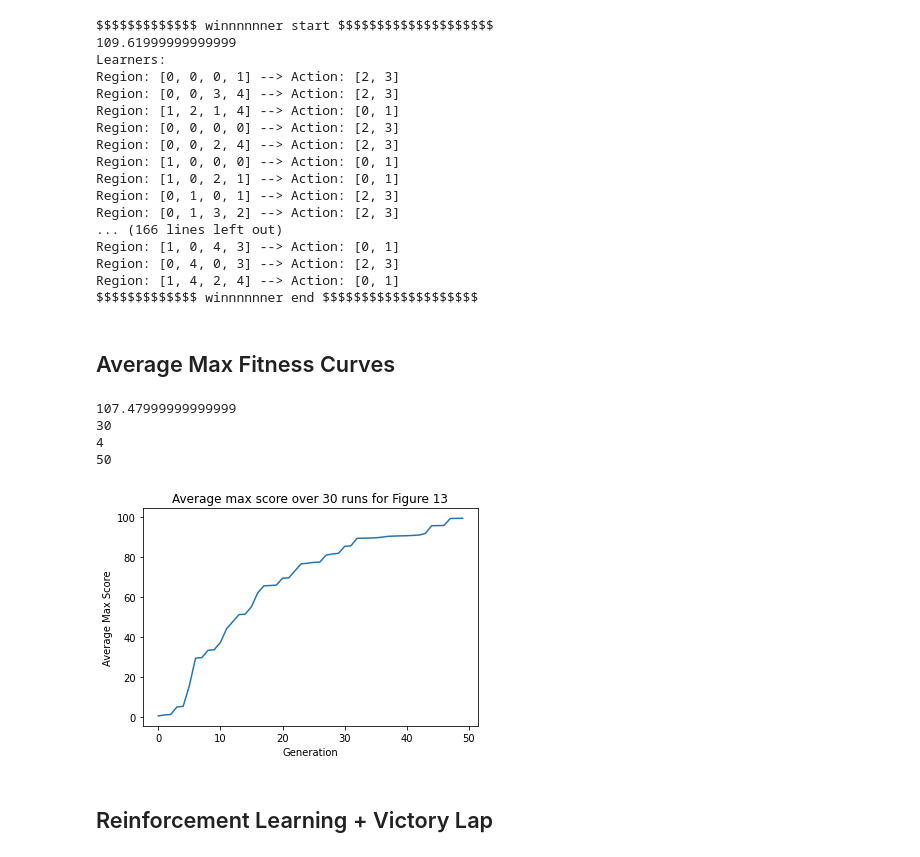
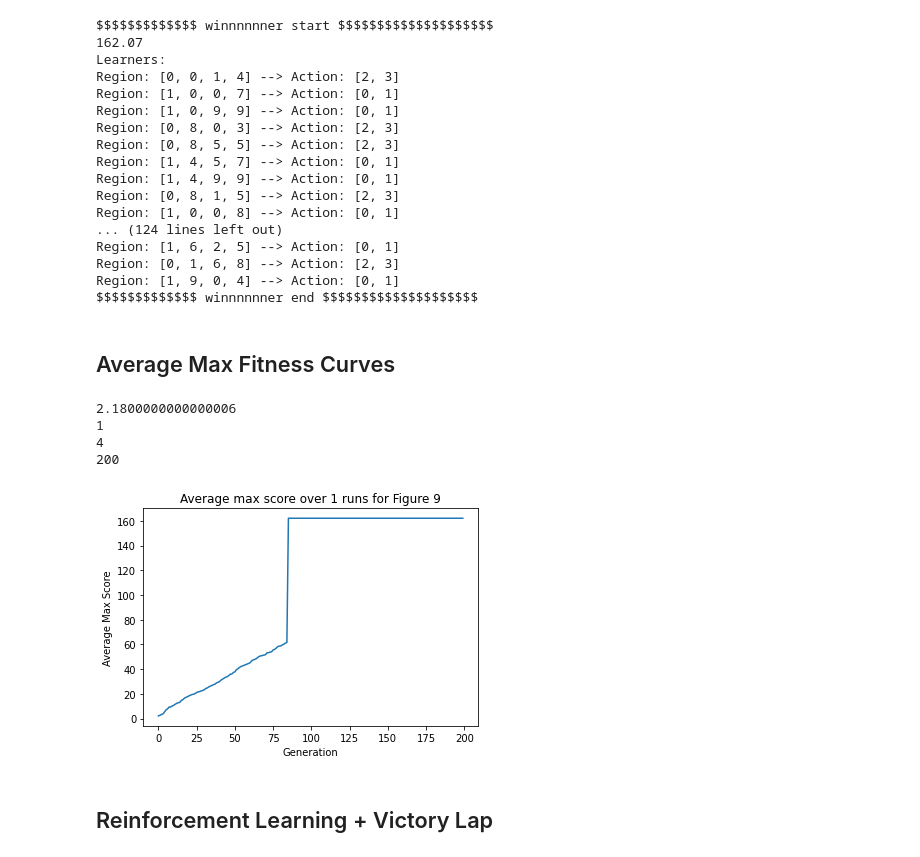
Before and after one commit to noahsealy/qptg, a Jupyter notebook: team-search-competition.ipynb, the cells around one changed output. Cells and saved outputs as stored; diff of their text form; code cells hidden in the pictures.

```diff
--- a/team-search-competition.ipynb
+++ b/team-search-competition.ipynb
@@ -14,25 +14,26 @@ import copy
 import matplotlib.pyplot as plt
 # %%
 # env params
-memorySize = 20
+memorySize = 40
 legalMove = 0.1
 illegalMove = -0.01
-outOfBounds = -0.01
+outOfBounds = 0.0
 memoryRepeat = -0.01
+# memoryRepeat = 0.0
 goalReached = 100
 
-envName = 'Figure 13'
-env = Figure13(5, 5, (2, 4), (0, 0), memorySize, legalMove, illegalMove, outOfBounds, memoryRepeat, goalReached)
+# envName = 'Figure 13'
+# env = Figure13(5, 5, (2, 4), (0, 0), memorySize, legalMove, illegalMove, outOfBounds, memoryRepeat, goalReached)
 # envName = 'Figure 13 Hole in Wall'
 # env = Figure13HoleInWall(5, 5, (2, 4), (0, 0), memorySize, legalMove, illegalMove, outOfBounds, memoryRepeat, goalReached)
 # envName = 'Figure 12'
 # env = Figure12(5, 5, (4, 4), (0, 0), memorySize, legalMove, illegalMove, outOfBounds, memoryRepeat, goalReached)
-# envName = 'Figure 9'
-# env = Figure9(10, 10, (4, 9), (0, 3), memorySize, legalMove, illegalMove, outOfBounds, memoryRepeat, goalReached)
+envName = 'Figure 9'
+env = Figure9(10, 10, (4, 9), (0, 3), memorySize, legalMove, illegalMove, outOfBounds, memoryRepeat, goalReached)
 # %%
-numGens = 50
-maxTeamPool = 5
-runs = 30
+numGens = 200
+maxTeamPool = 1
+runs = 1
 # init search manager and starting teams
 
 # searchManager = SearchManager(maxTeamPool)
@@ -98,7 +99,7 @@ for run in range(runs):
                 # make offspring from parent, then let that offspring make a new rule
                 child = copy.deepcopy(parent)
                 child.id = uuid.uuid4()
-                win = child.search(env)
+                win = child.search_no_back_track(env)
 #                 print(f'Child: {child.id}')
 #                 print('Start Child Regions --------')
 #                 for learner in child.learners:
@@ -202,54 +203,55 @@ for team in searchManager.winners:
     print('$$$$$$$$$$$$$ winnnnnner end $$$$$$$$$$$$$$$$$$$$')
 # %% [output]
 $$$$$$$$$$$$$ winnnnnner start $$$$$$$$$$$$$$$$$$$$
-109.61999999999999
+162.07
 Learners:
-Region: [0, 0, 0, 1] --> Action: [2, 3]
-Region: [0, 0, 3, 4] --> Action: [2, 3]
-Region: [1, 2, 1, 4] --> Action: [0, 1]
-Region: [0, 0, 0, 0] --> Action: [2, 3]
-Region: [0, 0, 2, 4] --> Action: [2, 3]
-Region: [1, 0, 0, 0] --> Action: [0, 1]
-Region: [1, 0, 2, 1] --> Action: [0, 1]
-Region: [0, 1, 0, 1] --> Action: [2, 3]
-Region: [0, 1, 3, 2] --> Action: [2, 3]
-... (166 lines left out)
-Region: [1, 0, 4, 3] --> Action: [0, 1]
-Region: [0, 4, 0, 3] --> Action: [2, 3]
-Region: [1, 4, 2, 4] --> Action: [0, 1]
+Region: [0, 0, 1, 4] --> Action: [2, 3]
+Region: [1, 0, 0, 7] --> Action: [0, 1]
+Region: [1, 0, 9, 9] --> Action: [0, 1]
+Region: [0, 8, 0, 3] --> Action: [2, 3]
+Region: [0, 8, 5, 5] --> Action: [2, 3]
+Region: [1, 4, 5, 7] --> Action: [0, 1]
+Region: [1, 4, 9, 9] --> Action: [0, 1]
+Region: [0, 8, 1, 5] --> Action: [2, 3]
+Region: [1, 0, 0, 8] --> Action: [0, 1]
+... (124 lines left out)
+Region: [1, 6, 2, 5] --> Action: [0, 1]
+Region: [0, 1, 6, 8] --> Action: [2, 3]
+Region: [1, 9, 0, 4] --> Action: [0, 1]
 $$$$$$$$$$$$$ winnnnnner end $$$$$$$$$$$$$$$$$$$$
 # %% [markdown]
 ## Average Max Fitness Curves
 # %%
-print(runs_score_track[0]['maxes'][49])
+print(runs_score_track[0]['maxes'][0])
 print(len(runs_score_track))
 print(len(runs_score_track[0]))
 print(len(runs_score_track[0]['maxes']))
 # %% [output]
-107.47999999999999
-30
+2.1800000000000006
+1
 4
-50
+200
 # %%
 #fitness curves
 x = []
 y = []
-average_maxes = np.zeros(50)
+average_maxes = np.zeros(numGens)
+# average_maxes = np.zeros(100)
 
 for i in range(len(gens)):
     for q in range(len(runs_score_track)):
         average_maxes[i] += runs_score_track[q]['maxes'][i]
     average_maxes[i] /= len(runs_score_track)
 
 for gen in gens:
     x.append(gen)
 
 plt.title(f'Average max score over {len(runs_score_track)} runs for {envName}')
 plt.xlabel('Generation')
 plt.ylabel('Average Max Score')
 plt.plot(x, average_maxes)
 plt.show()
 # %% [output]
-[figure, old version]
+[figure, new version]
 # %% [markdown]
 ## Reinforcement Learning + Victory Lap
```
Also changed, not shown: parts of 5 cells of this notebook, 3 other files.
